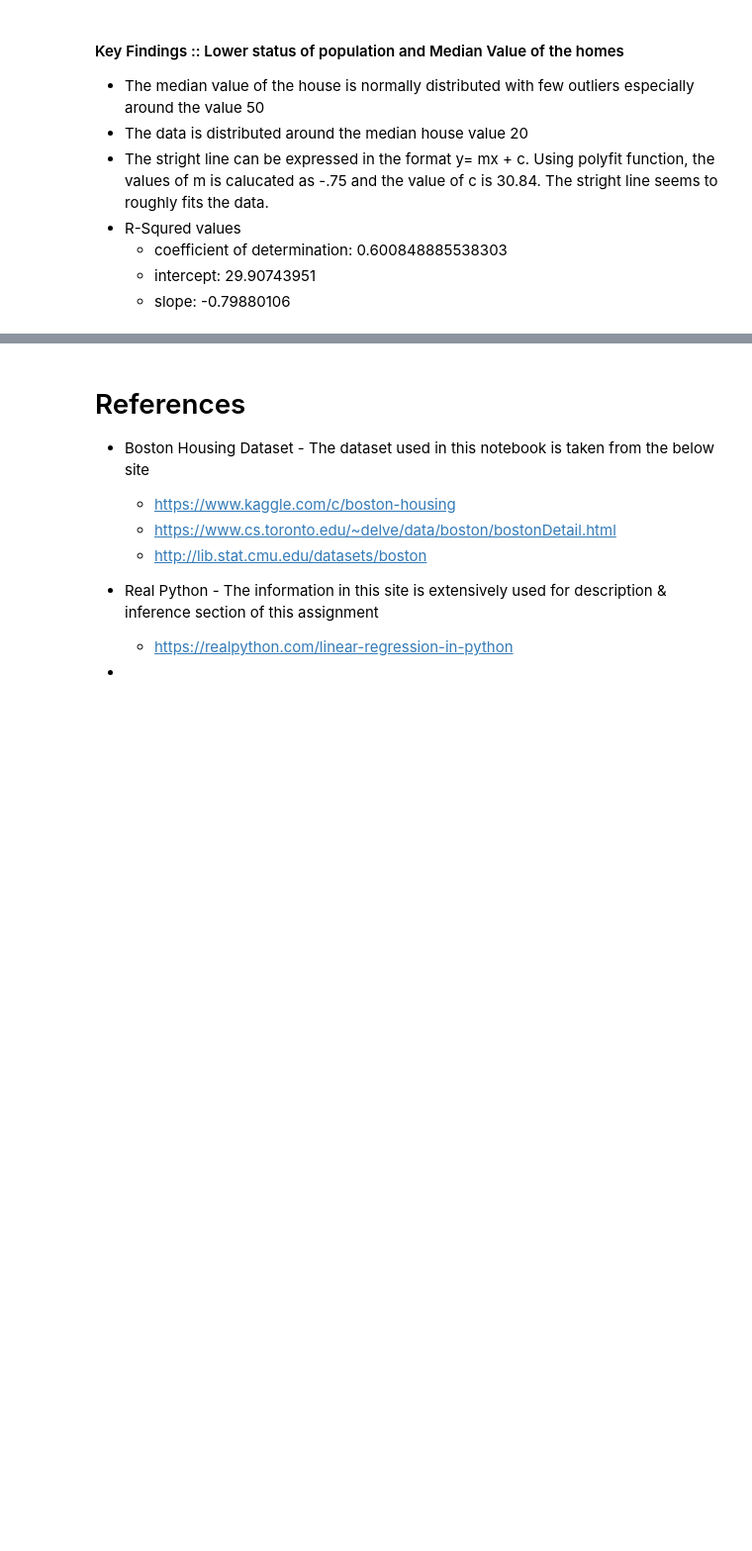
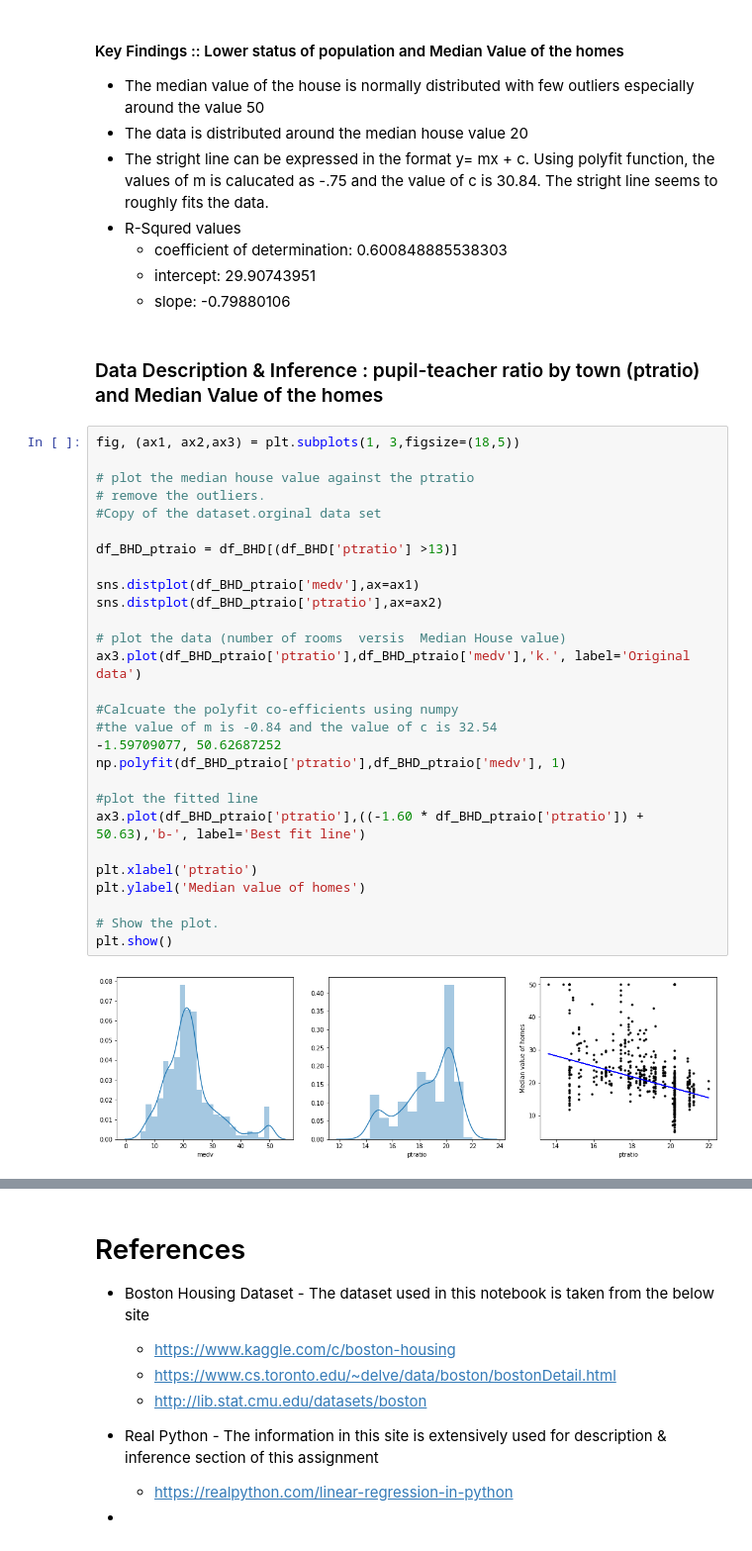
Before and after one commit to SomanathanSubramaniyan/Machine-Learning-Statistics, a Jupyter notebook: Boston-Dataset-Project.ipynb, the cells around one changed output, grey strips where cells are left out. Shown at 99% size. Cells and saved outputs as stored; diff of their text form; blank space fills up the shorter version.

Commit message:
Ptraio independent variable analysis

```diff
--- a/Boston-Dataset-Project.ipynb
+++ b/Boston-Dataset-Project.ipynb
@@ -229,3 +229,35 @@ slope: [[-0.79880106]]
    - coefficient of determination: 0.600848885538303
    - intercept: 29.90743951
    - slope: -0.79880106
+# %% [markdown]
+### Data Description & Inference : pupil-teacher ratio by town (ptratio) and Median Value of the homes
+# %%
+fig, (ax1, ax2,ax3) = plt.subplots(1, 3,figsize=(18,5))
+
+# plot the median house value against the ptratio
+# remove the outliers.
+#Copy of the dataset.orginal data set
+
+df_BHD_ptraio = df_BHD[(df_BHD['ptratio'] >13)]
+
+sns.distplot(df_BHD_ptraio['medv'],ax=ax1)
+sns.distplot(df_BHD_ptraio['ptratio'],ax=ax2)
+
+# plot the data (number of rooms  versis  Median House value)
+ax3.plot(df_BHD_ptraio['ptratio'],df_BHD_ptraio['medv'],'k.', label='Original data')
+
+#Calcuate the polyfit co-efficients using numpy
+#the value of m is -0.84 and the value of c is 32.54
+-1.59709077, 50.62687252
+np.polyfit(df_BHD_ptraio['ptratio'],df_BHD_ptraio['medv'], 1)
+
+#plot the fitted line
+ax3.plot(df_BHD_ptraio['ptratio'],((-1.60 * df_BHD_ptraio['ptratio']) + 50.63),'b-', label='Best fit line')
+
+plt.xlabel('ptratio')
+plt.ylabel('Median value of homes')
+
+# Show the plot.
+plt.show()
+# %% [output]
+[figure, added]
```
Also changed, not shown: parts of 5 cells of this notebook.
